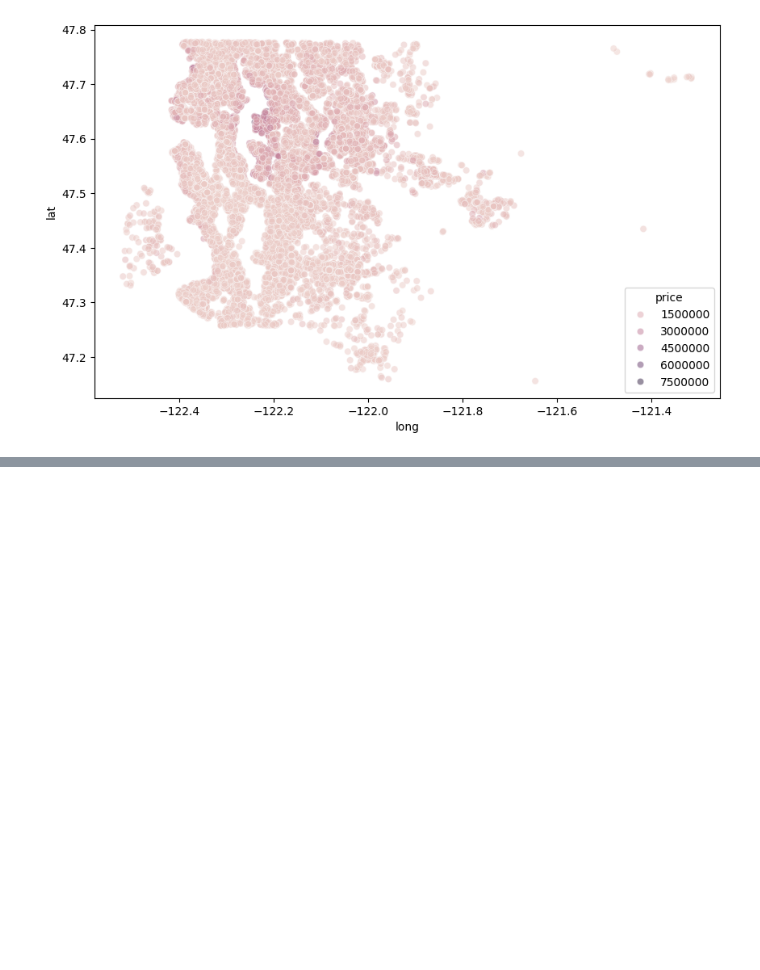
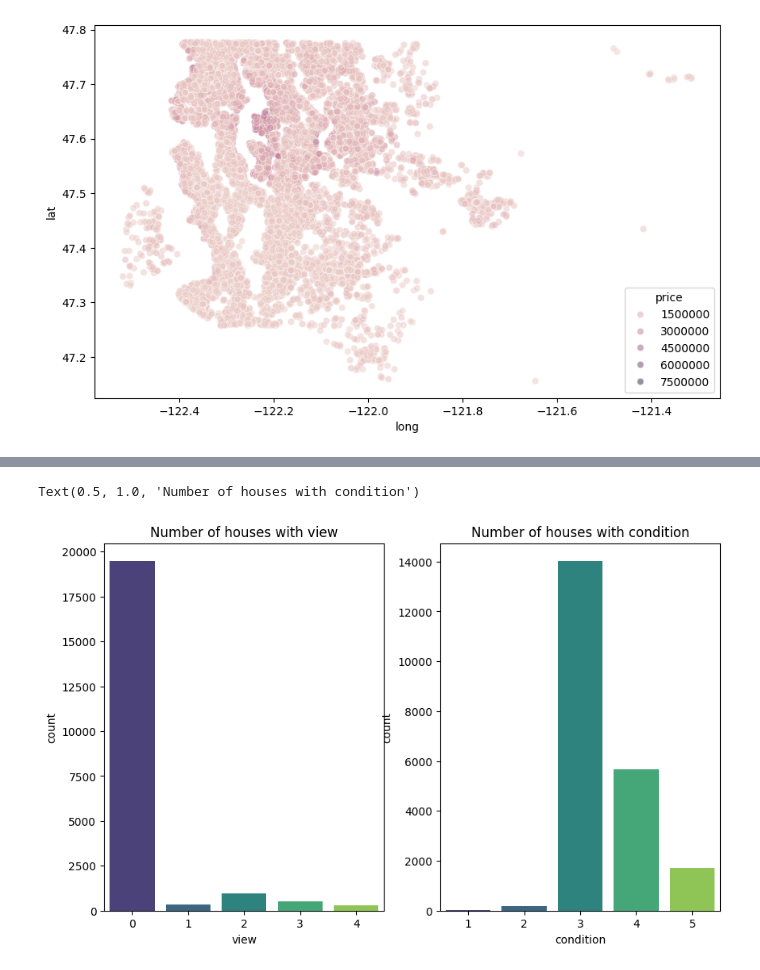
Before and after one commit to AnubhavYadavBCA25/House-Price-Prediction, a Jupyter notebook: notebooks/practice.ipynb, the cells around one changed output, grey strips where cells are left out. Drawn from its saved outputs; the diff is of its cells as text; code cells hidden in the pictures; blank space fills up the shorter version.

```diff
--- a/notebooks/practice.ipynb
+++ b/notebooks/practice.ipynb
@@ -96,0 +139,12 @@ sns.scatterplot(data=df, x='long', y='lat', hue='price',alpha=0.5)
+# %%
+# subplot for view and condition
+plt.figure(figsize=(10,6))
+plt.subplot(1,2,1)
+sns.countplot(data=df, x='view', palette='viridis')
+plt.title('Number of houses with view')
+plt.subplot(1,2,2)
+sns.countplot(data=df, x='condition', palette='viridis')
+plt.title('Number of houses with condition')
+# %% [output]
+Text(0.5, 1.0, 'Number of houses with condition')
+[figure, added]
```
Also changed, not shown: parts of 7 cells of this notebook.
